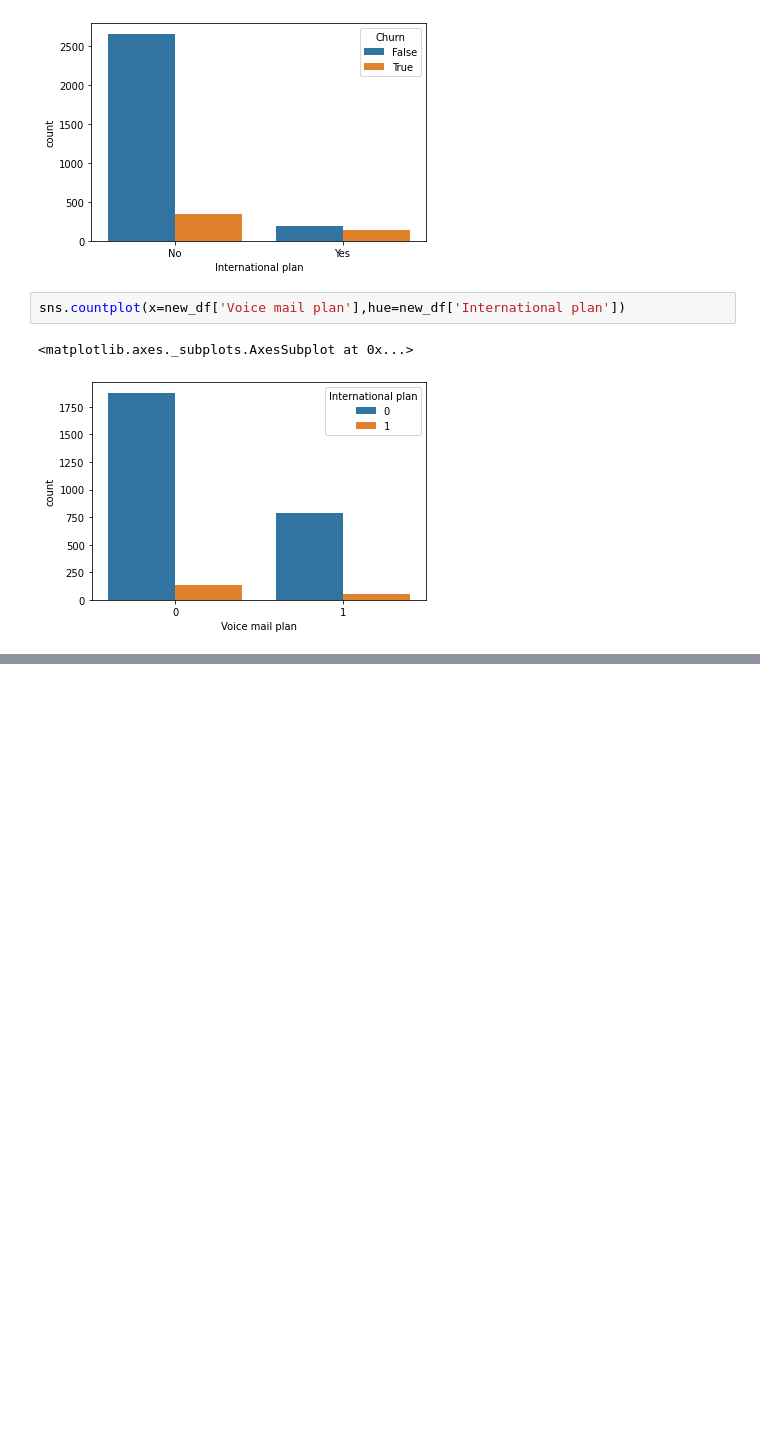
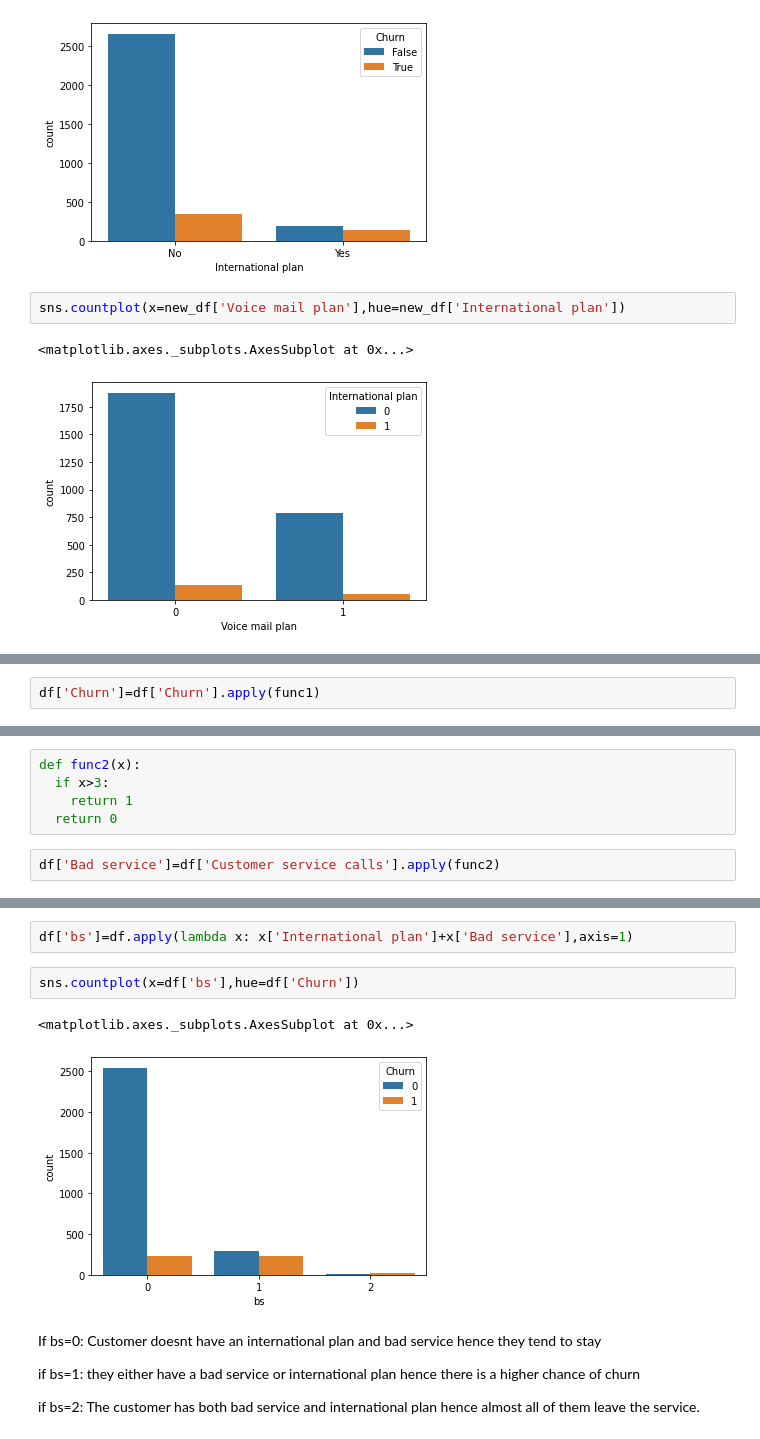
Before and after one commit to Pranavthimmaiah/Telecom-Churn-and-customer-retention-methods, a Jupyter notebook: Pranav_Thimmaiah_Team_1_Capstone_Project.ipynb, the cells around one changed output, grey strips where cells are left out. Cells and saved outputs as stored; diff of their text form; blank space fills up the shorter version.

```diff
--- a/Pranav_Thimmaiah_Team_1_Capstone_Project.ipynb
+++ b/Pranav_Thimmaiah_Team_1_Capstone_Project.ipynb
@@ -257,0 +299,2 @@ sns.countplot(x=new_df['Voice mail plan'],hue=new_df['International plan'])
+# %%
+df['Churn']=df['Churn'].apply(func1)
@@ -257,0 +320,7 @@ sns.countplot(x=new_df['Voice mail plan'],hue=new_df['International plan'])
+# %%
+def func2(x):
+  if x>3:
+    return 1
+  return 0
+# %%
+df['Bad service']=df['Customer service calls'].apply(func2)
@@ -257,0 +336,13 @@ sns.countplot(x=new_df['Voice mail plan'],hue=new_df['International plan'])
+# %%
+df['bs']=df.apply(lambda x: x['International plan']+x['Bad service'],axis=1)
+# %%
+sns.countplot(x=df['bs'],hue=df['Churn'])
+# %% [output]
+<matplotlib.axes._subplots.AxesSubplot at 0x...>
+[figure, added]
+# %% [markdown]
+If bs=0: Customer doesnt have an international plan and bad service hence they tend to stay
+
+if bs=1: they either have a bad service or international plan hence there is a higher chance of churn
+
+if bs=2: The customer has both bad service and international plan hence almost all of them leave the service.
```
Also changed, not shown: parts of 11 cells of this notebook.
